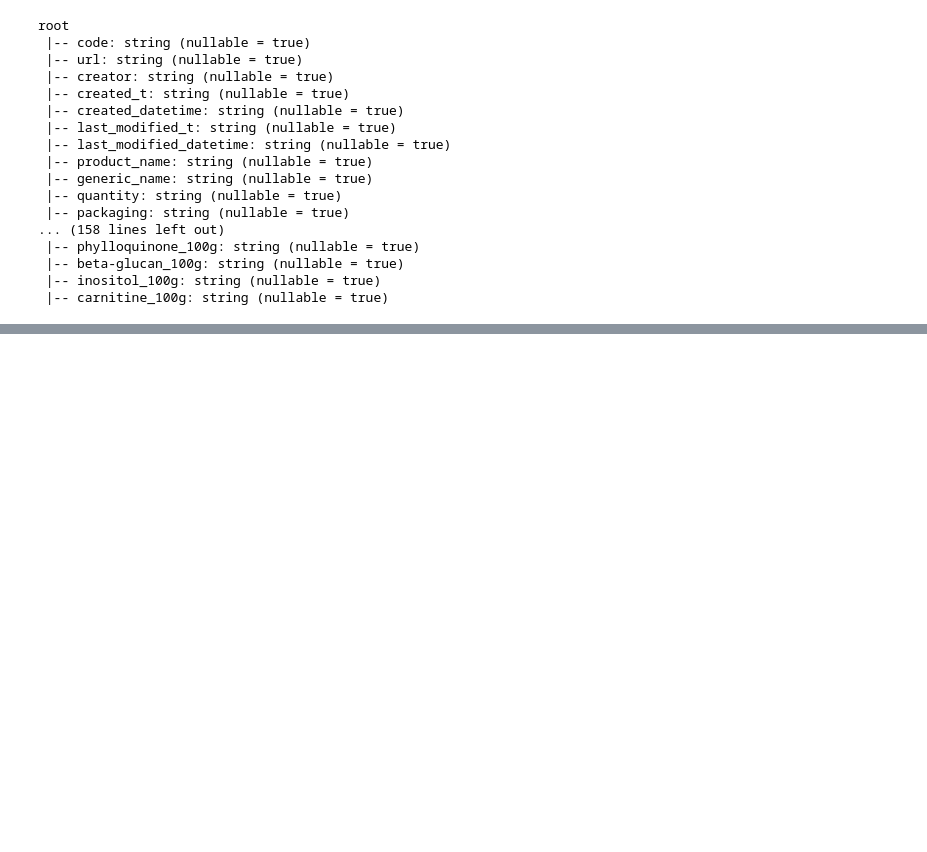
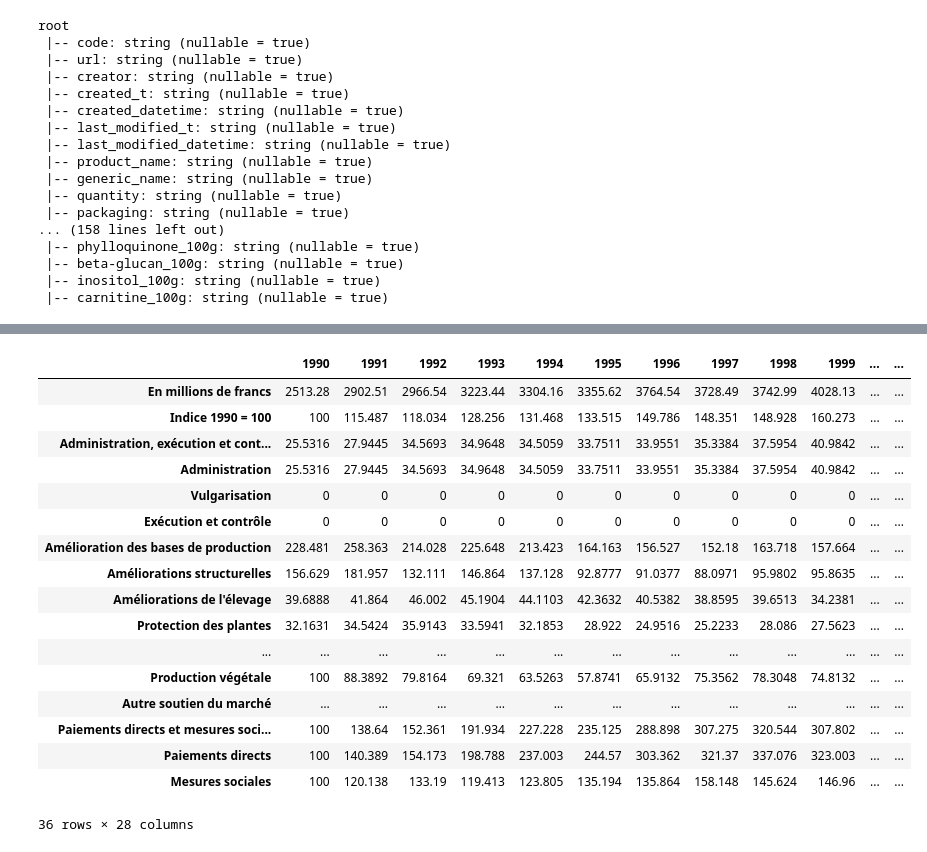
Before and after one commit to MrymZakani/ADA, a Jupyter notebook: project.ipynb, the cells around one changed output, grey strips where cells are left out. Cells and saved outputs as stored; diff of their text form; code cells hidden in the pictures; blank space fills up the shorter version.

Commit message:
upload aditional data

```diff
--- a/project.ipynb
+++ b/project.ipynb
@@ -92,0 +117,25 @@ root
+# %%
+#Additional datasets “Dépenses fédérales pour l’agriculture et l’alimentation”
+dep_fed_al = pd.read_excel(DATA_FOLDER+"/je-f-07.02.03.02.04.xlsx", header=3, sheet_name='T 07.02.03.02.04')
+dep_fed_al = dep_fed_al.dropna(how='all')
+# %%
+dep_fed_al
+# %% [output]
+|  | 1990 | 1991 | 1992 | 1993 | 1994 | 1995 | 1996 | 1997 | 1998 | 1999 | ... | ... |
+| En millions de francs | 2513.28 | 2902.51 | 2966.54 | 3223.44 | 3304.16 | 3355.62 | 3764.54 | 3728.49 | 3742.99 | 4028.13 | ... | ... |
+| Indice 1990 = 100 | 100 | 115.487 | 118.034 | 128.256 | 131.468 | 133.515 | 149.786 | 148.351 | 148.928 | 160.273 | ... | ... |
+| Administration, exécution et cont... | 25.5316 | 27.9445 | 34.5693 | 34.9648 | 34.5059 | 33.7511 | 33.9551 | 35.3384 | 37.5954 | 40.9842 | ... | ... |
+| Administration | 25.5316 | 27.9445 | 34.5693 | 34.9648 | 34.5059 | 33.7511 | 33.9551 | 35.3384 | 37.5954 | 40.9842 | ... | ... |
+| Vulgarisation | 0 | 0 | 0 | 0 | 0 | 0 | 0 | 0 | 0 | 0 | ... | ... |
+| Exécution et contrôle | 0 | 0 | 0 | 0 | 0 | 0 | 0 | 0 | 0 | 0 | ... | ... |
+| Amélioration des bases de production | 228.481 | 258.363 | 214.028 | 225.648 | 213.423 | 164.163 | 156.527 | 152.18 | 163.718 | 157.664 | ... | ... |
+| Améliorations structurelles | 156.629 | 181.957 | 132.111 | 146.864 | 137.128 | 92.8777 | 91.0377 | 88.0971 | 95.9802 | 95.8635 | ... | ... |
+| Améliorations de l'élevage | 39.6888 | 41.864 | 46.002 | 45.1904 | 44.1103 | 42.3632 | 40.5382 | 38.8595 | 39.6513 | 34.2381 | ... | ... |
+| Protection des plantes | 32.1631 | 34.5424 | 35.9143 | 33.5941 | 32.1853 | 28.922 | 24.9516 | 25.2233 | 28.086 | 27.5623 | ... | ... |
+| ... | ... | ... | ... | ... | ... | ... | ... | ... | ... | ... | ... | ... |
+| Production végétale | 100 | 88.3892 | 79.8164 | 69.321 | 63.5263 | 57.8741 | 65.9132 | 75.3562 | 78.3048 | 74.8132 | ... | ... |
+| Autre soutien du marché | … | … | … | … | … | … | … | … | … | … | ... | ... |
+| Paiements directs et mesures soci... | 100 | 138.64 | 152.361 | 191.934 | 227.228 | 235.125 | 288.898 | 307.275 | 320.544 | 307.802 | ... | ... |
+| Paiements directs | 100 | 140.389 | 154.173 | 198.788 | 237.003 | 244.57 | 303.362 | 321.37 | 337.076 | 323.003 | ... | ... |
+| Mesures sociales | 100 | 120.138 | 133.19 | 119.413 | 123.805 | 135.194 | 135.864 | 158.148 | 145.624 | 146.96 | ... | ... |
+36 rows × 28 columns
```
Also changed, not shown: parts of 3 cells of this notebook.
